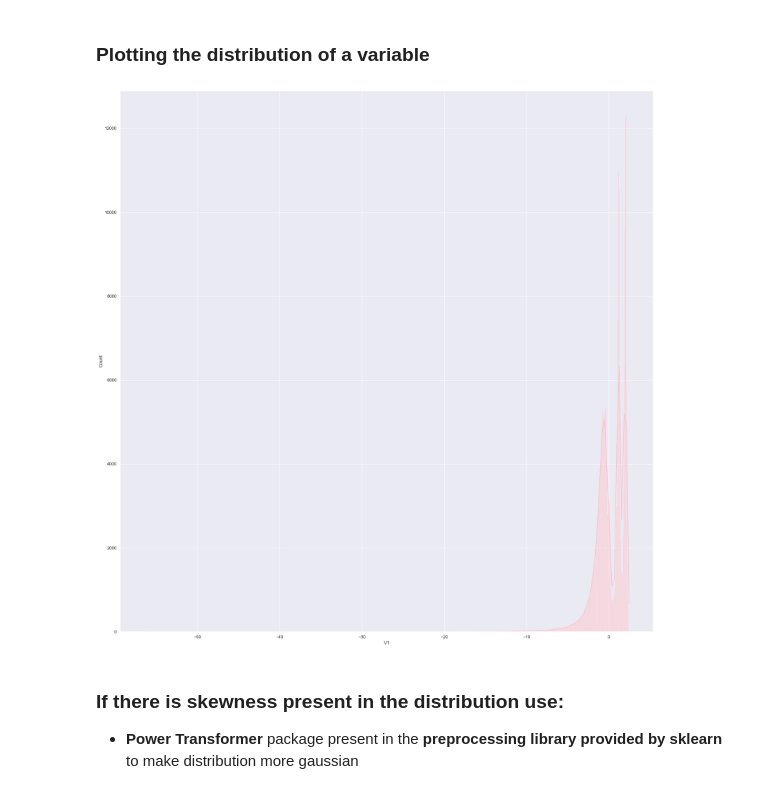
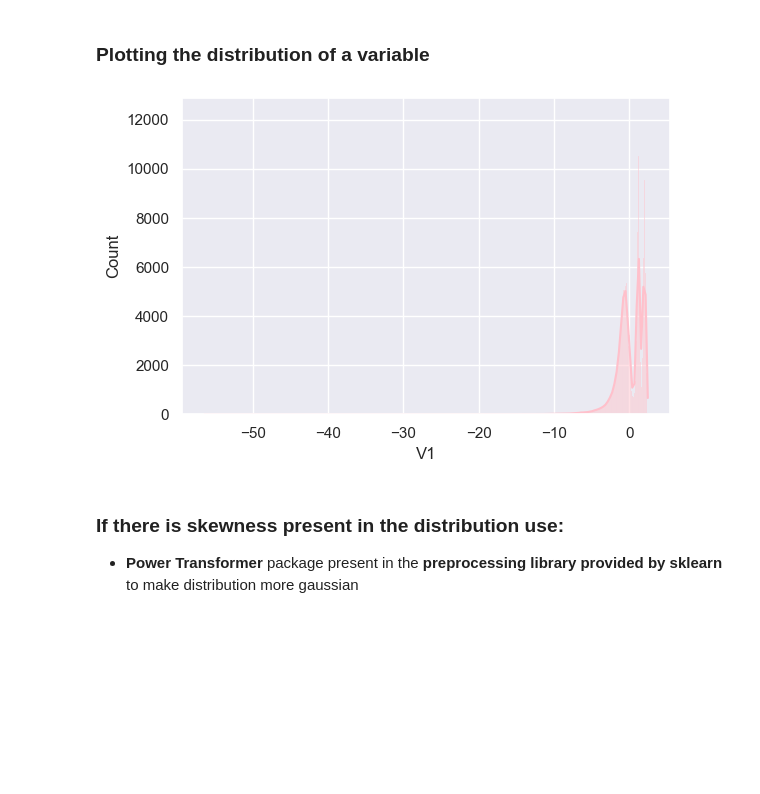
Before and after one commit to rajivgaba/Credit-Card-Fraud-Detection, a Jupyter notebook: Credit_card_fraud_detection.ipynb, the cells around one changed output. Drawn from its saved outputs; the diff is of its cells as text; code cells hidden in the pictures; blank space fills up the shorter version.

```diff
--- a/Credit_card_fraud_detection.ipynb
+++ b/Credit_card_fraud_detection.ipynb
@@ -130,15 +177,14 @@ print(np.sum(y_test))
 # %%
 # plot the histogram of a variable from the dataset to see the skewness
 
-for col_name in X_train.columns:
-    plt.figure()
+for col_name in X_train.columns[0:1]:
+    plt.figure(figsize=(6,4))
     sns.set_theme(style="darkgrid")
     sns.histplot(X_train[col_name], kde=True, color='pink')
     plt.tight_layout()
     plt.show()
-    break
 # %% [output]
-[figure, old version]
+[figure, new version]
 # %% [markdown]
 ### If there is skewness present in the distribution use:
 - <b>Power Transformer</b> package present in the <b>preprocessing library provided by sklearn</b> to make distribution more gaussian
```
Also changed, not shown: parts of 50 cells of this notebook.
